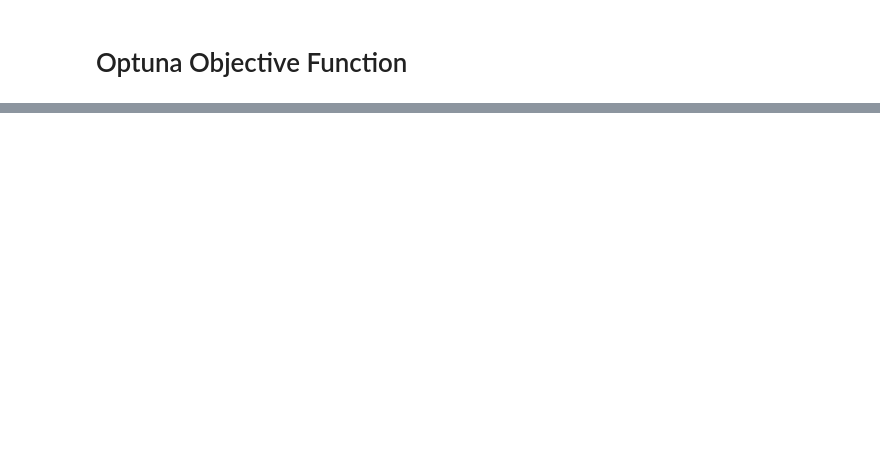
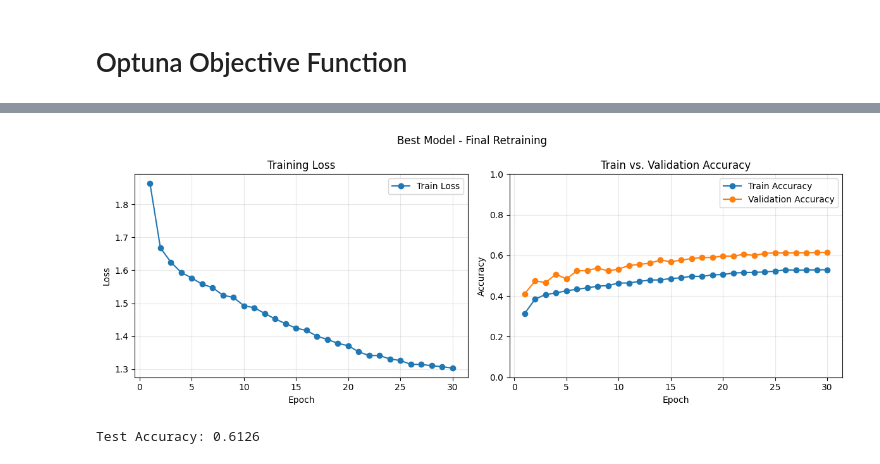
Before and after one commit to mohamedalaa-505/cifar10-image-classification, a Jupyter notebook: notebook/CIFAR10_PyTorch.ipynb, the cells around one changed output, grey strips where cells are left out. Saved outputs shown, nothing was run; the diff lists cells and outputs as text; code cells hidden in the pictures; blank space fills up the shorter version.

```diff
--- a/notebook/CIFAR10_PyTorch.ipynb
+++ b/notebook/CIFAR10_PyTorch.ipynb
@@ -298,7 +334,7 @@ def objective(trial, device, train_loader, val_loader):
     return val_accuracy
 # %%
 # Build the dataloaders once, outside the objective, so every trial reuses them
-train_loader, val_loader, test_loader = get_data_loaders_with_validation()
+train_loader, val_loader, test_loader = get_data_loaders_with_validation(batch_size=128)
 
 print(len(train_loader.dataset))
 print(len(val_loader.dataset))
@@ -355,0 +416,8 @@ KeyboardInterrupt:
+# %%
+# # Retrain the Best Model
+
+# Optuna trials are trained for very few epochs to keep the search fast. Now that
+# we know which hyperparameters work best, retrain that architecture for longer
+# so we get a properly converged model before touching the test set.
+best_params = study.best_params
+print("Best hyperparameters:", best_params)
@@ -355,0 +426,13 @@ KeyboardInterrupt:
+# %%
+# Rebuild the model architecture using the best trial's hyperparameters
+n_layers = best_params["n_layers"]
+n_filters = [best_params[f"n_filters_{i}"] for i in range(n_layers)]
+kernel_sizes = [best_params[f"kernel_size_{i}"] for i in range(n_layers)]
+dropout_rate = best_params["dropout_rate"]
+fc_size = best_params["fc_size"]
+
+best_model = CNN(n_layers, n_filters, kernel_sizes, dropout_rate, fc_size).to(device)
+
+# Initialize the dynamic classifier
+dummy_input = torch.randn(1, 3, 32, 32).to(device)
+best_model(dummy_input)
@@ -355,0 +442,11 @@ KeyboardInterrupt:
+# %%
+# Retrain for longer than the search allowed, with a scheduler.
+# Note: rather than reusing best_params["n_epochs"] (which was tuned for a fast
+# search), we pick a more generous fixed epoch budget for the final model.
+final_epochs = 30
+optimizer = optim.Adam(best_model.parameters(), lr=0.01)
+scheduler = optim.lr_scheduler.CosineAnnealingLR(optimizer, T_max=final_epochs)
+
+best_model, history = train_and_evaluate(
+    best_model, optimizer, scheduler, device, final_epochs, train_loader, val_loader
+)
@@ -355,0 +471,11 @@ KeyboardInterrupt:
+# %%
+# Visualize the training and validation curves to sanity-check convergence and overfitting
+plot_training_history(history, title="Best Model - Final Retraining")
+# %% [output]
+[figure, added]
+# %%
+# Finally, evaluate on the held-out test set
+test_accuracy = evaluate_model(best_model, test_loader, device)
+print(f"Test Accuracy: {test_accuracy:.4f}")
+# %% [output]
+Test Accuracy: 0.6126
```
Also changed, not shown: parts of 9 cells of this notebook.
